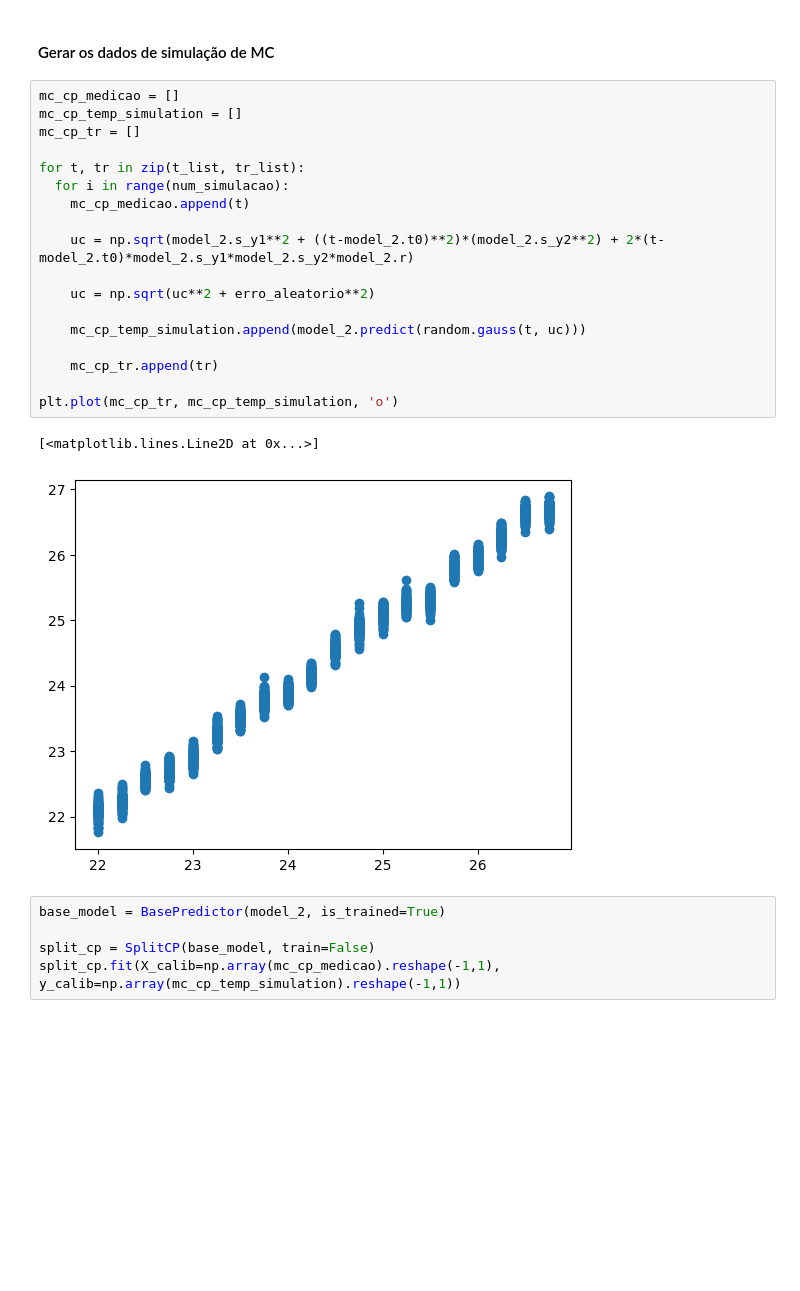
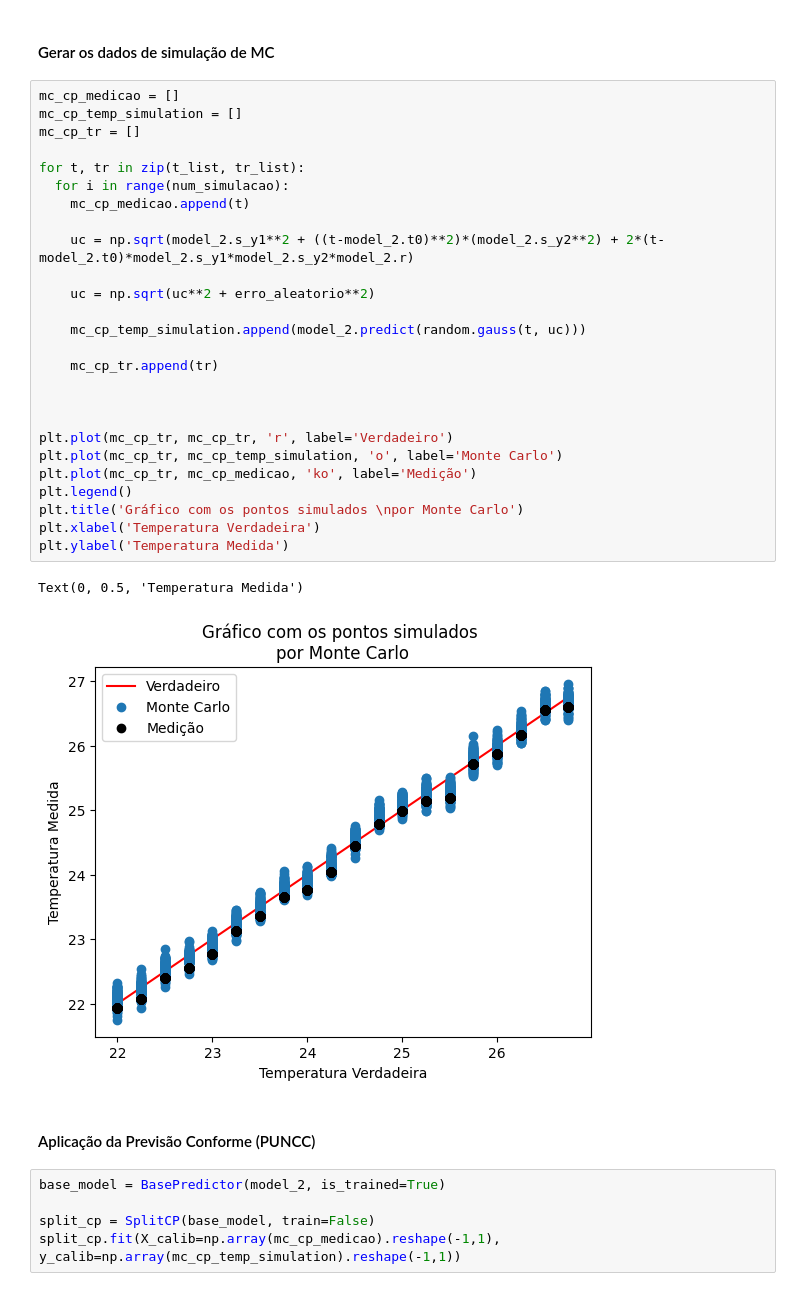
Before and after one commit to c-mmonteiro/estudos, a Jupyter notebook: Estudo_Minimos_Quadrados.ipynb, the cells around one changed output. Saved outputs shown, nothing was run; the diff lists cells and outputs as text; blank space fills up the shorter version.

Commit message:
Com gráfico dos dados simulados, ainda com incerteza muito grande no CP

```diff
--- a/Estudo_Minimos_Quadrados.ipynb
+++ b/Estudo_Minimos_Quadrados.ipynb
@@ -285,24 +285,34 @@ Considerando como entrada do modelo o valor de leitura e como saída as diversas
 # %%
 mc_cp_medicao = []
 mc_cp_temp_simulation = []
 mc_cp_tr = []
 
 for t, tr in zip(t_list, tr_list):
   for i in range(num_simulacao):
     mc_cp_medicao.append(t)
 
     uc = np.sqrt(model_2.s_y1**2 + ((t-model_2.t0)**2)*(model_2.s_y2**2) + 2*(t-model_2.t0)*model_2.s_y1*model_2.s_y2*model_2.r)
 
     uc = np.sqrt(uc**2 + erro_aleatorio**2)
 
     mc_cp_temp_simulation.append(model_2.predict(random.gauss(t, uc)))
 
     mc_cp_tr.append(tr)
 
-plt.plot(mc_cp_tr, mc_cp_temp_simulation, 'o')
+
+
+plt.plot(mc_cp_tr, mc_cp_tr, 'r', label='Verdadeiro')
+plt.plot(mc_cp_tr, mc_cp_temp_simulation, 'o', label='Monte Carlo')
+plt.plot(mc_cp_tr, mc_cp_medicao, 'ko', label='Medição')
+plt.legend()
+plt.title('Gráfico com os pontos simulados \npor Monte Carlo')
+plt.xlabel('Temperatura Verdadeira')
+plt.ylabel('Temperatura Medida')
 # %% [output]
-[<matplotlib.lines.Line2D at 0x...>]
+Text(0, 0.5, 'Temperatura Medida')
-[figure, old version]
+[figure, new version]
+# %% [markdown]
+#### Aplicação da Previsão Conforme (PUNCC)
 # %%
 base_model = BasePredictor(model_2, is_trained=True)
 
```
